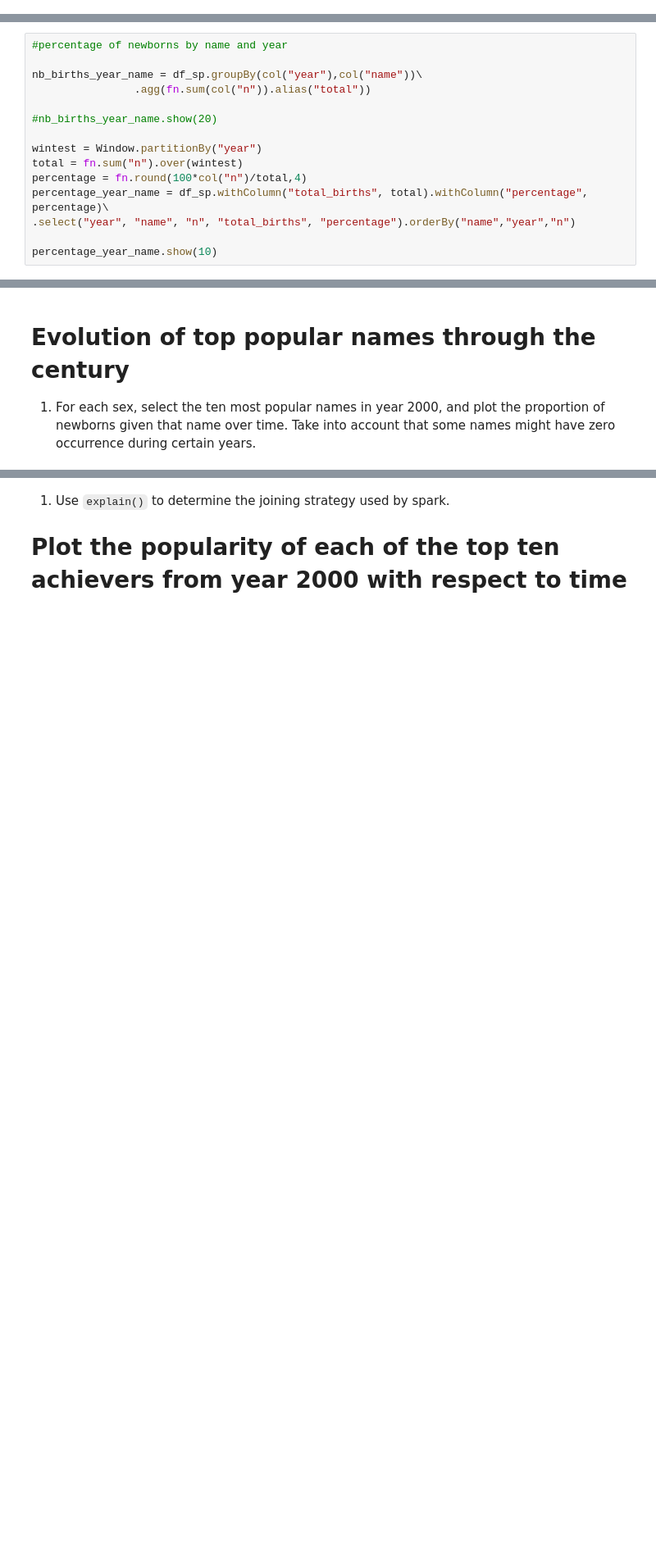
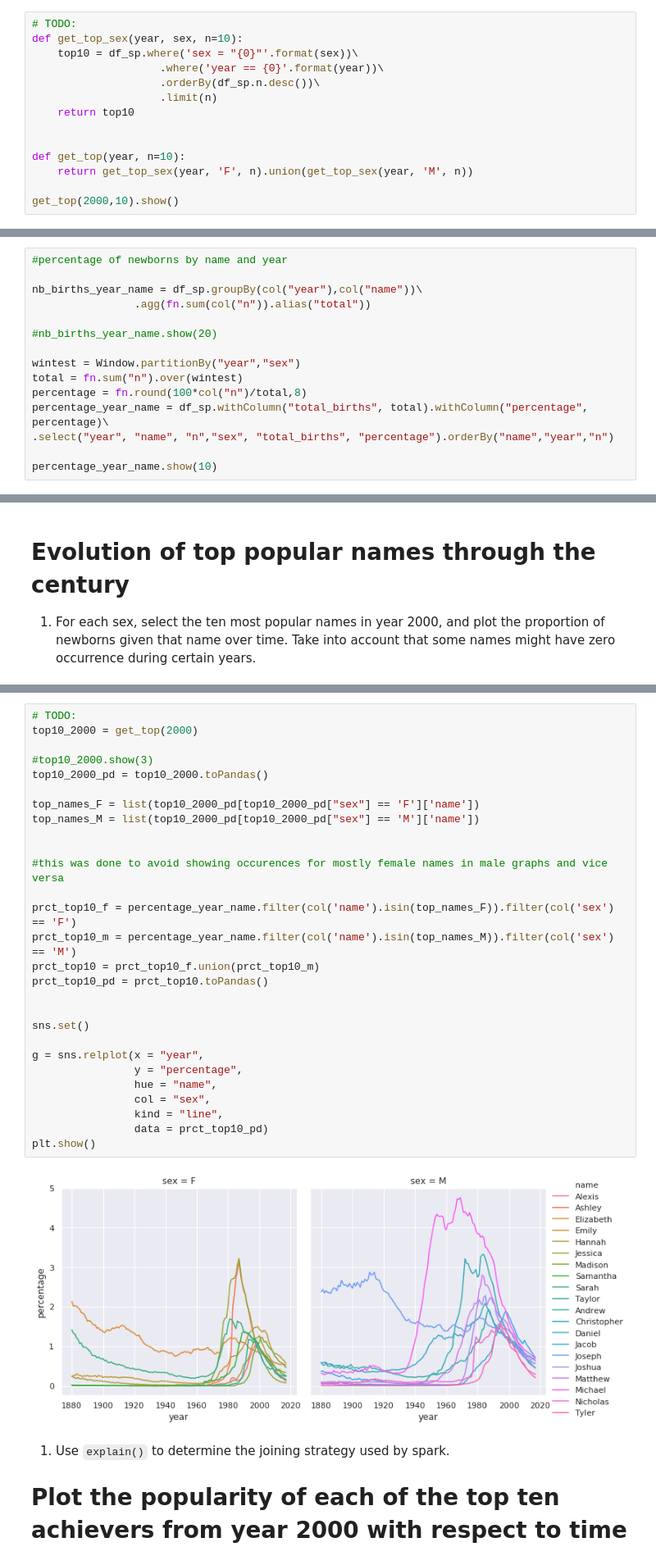
Before and after one commit to idardo97/big_data, a Jupyter notebook: homework02.ipynb, the cells around one changed output, grey strips where cells are left out. Shown at 82% size. Drawn from its saved outputs; the diff is of its cells as text; blank space fills up the shorter version.

```diff
--- a/homework02.ipynb
+++ b/homework02.ipynb
@@ -285,0 +289,14 @@ top10_2000.show()
+# %%
+# TODO:
+def get_top_sex(year, sex, n=10):
+    top10 = df_sp.where('sex = "{0}"'.format(sex))\
+                    .where('year == {0}'.format(year))\
+                    .orderBy(df_sp.n.desc())\
+                    .limit(n)
+    return top10
+
+
+def get_top(year, n=10):
+    return get_top_sex(year, 'F', n).union(get_top_sex(year, 'M', n))
+
+get_top(2000,10).show()
@@ -460,11 +502,11 @@ nb_births_year_name = df_sp.groupBy(col("year"),col("name"))\
 
 #nb_births_year_name.show(20)
 
-wintest = Window.partitionBy("year")
+wintest = Window.partitionBy("year","sex")
 total = fn.sum("n").over(wintest)
-percentage = fn.round(100*col("n")/total,4)
+percentage = fn.round(100*col("n")/total,8)
 percentage_year_name = df_sp.withColumn("total_births", total).withColumn("percentage", percentage)\
-.select("year", "name", "n", "total_births", "percentage").orderBy("name","year","n")
+.select("year", "name", "n","sex", "total_births", "percentage").orderBy("name","year","n")
 
 percentage_year_name.show(10)
 # %% [output]
@@ -568,3 +573,33 @@ ValueError: Could not interpret input 'sex'
+# %%
+# TODO:
+top10_2000 = get_top(2000)
+
+#top10_2000.show(3)
+top10_2000_pd = top10_2000.toPandas()
+
+top_names_F = list(top10_2000_pd[top10_2000_pd["sex"] == 'F']['name'])
+top_names_M = list(top10_2000_pd[top10_2000_pd["sex"] == 'M']['name'])
+
+
+#this was done to avoid showing occurences for mostly female names in male graphs and vice versa
+
+prct_top10_f = percentage_year_name.filter(col('name').isin(top_names_F)).filter(col('sex') == 'F')
+prct_top10_m = percentage_year_name.filter(col('name').isin(top_names_M)).filter(col('sex') == 'M')
+prct_top10 = prct_top10_f.union(prct_top10_m)
+prct_top10_pd = prct_top10.toPandas()
+
+
+sns.set()
+
+g = sns.relplot(x = "year",
+                y = "percentage",
+                hue = "name",
+                col = "sex",
+                kind = "line",
+                data = prct_top10_pd)
+plt.show()
+# %% [output]
+[figure, added]
 # %% [markdown]
 
 1. Use `explain()` to determine the joining strategy used by spark.
```
Also changed, not shown: parts of 20 cells of this notebook, 1 other file.
